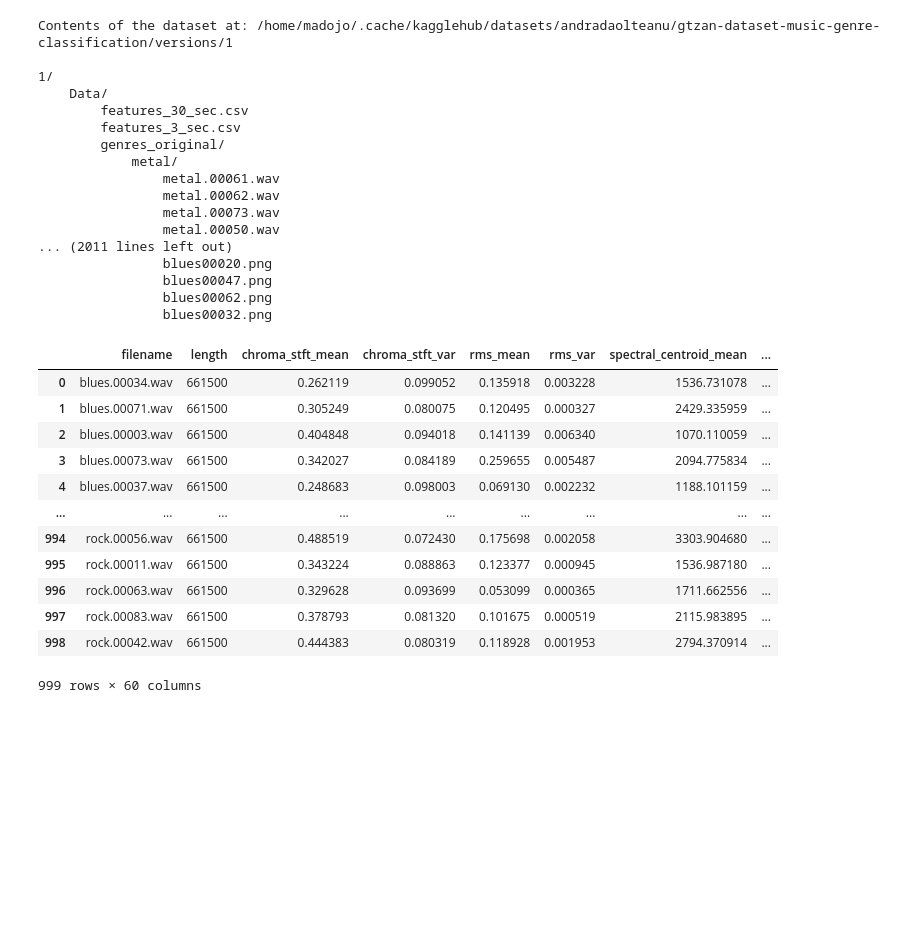
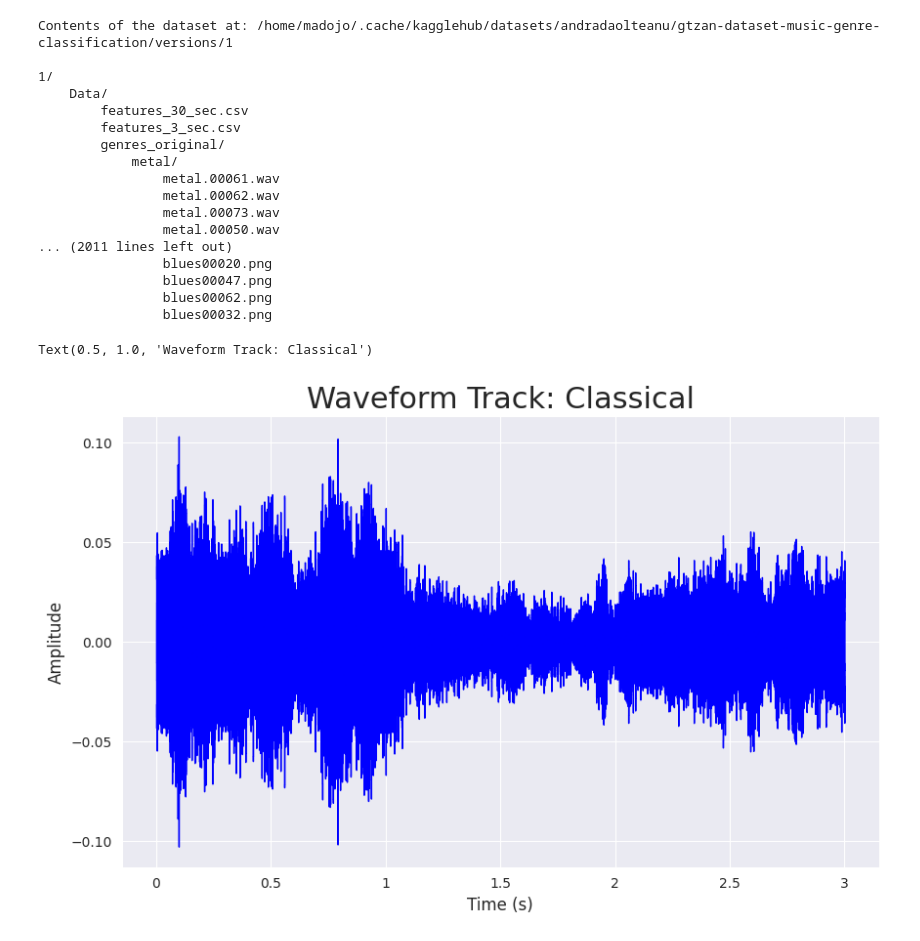
Before and after one commit to hylkewest/MusicGenreClassification, a Jupyter notebook: music_genre_classification_feature_extraction.ipynb, the cells around one changed output. Cells and saved outputs as stored; diff of their text form; code cells hidden in the pictures; blank space fills up the shorter version.

Commit message:
some figures

```diff
--- a/music_genre_classification_feature_extraction.ipynb
+++ b/music_genre_classification_feature_extraction.ipynb
@@ -543,19 +254,27 @@ Contents of the dataset at: /home/madojo/.cache/kagglehub/datasets/andradaoltean
                 blues00047.png
                 blues00062.png
                 blues00032.png
-# %%
-dfDATASET_PATH = os.path.expanduser('~/.cache/kagglehub/datasets/andradaolteanu/gtzan-dataset-music-genre-classification/versions/1/Data/genres_original')
-# %% [output]
-|  | filename | length | chroma_stft_mean | chroma_stft_var | rms_mean | rms_var | spectral_centroid_mean | ... |
-| 0 | blues.00034.wav | 661500 | 0.262119 | 0.099052 | 0.135918 | 0.003228 | 1536.731078 | ... |
-| 1 | blues.00071.wav | 661500 | 0.305249 | 0.080075 | 0.120495 | 0.000327 | 2429.335959 | ... |
-| 2 | blues.00003.wav | 661500 | 0.404848 | 0.094018 | 0.141139 | 0.006340 | 1070.110059 | ... |
-| 3 | blues.00073.wav | 661500 | 0.342027 | 0.084189 | 0.259655 | 0.005487 | 2094.775834 | ... |
-| 4 | blues.00037.wav | 661500 | 0.248683 | 0.098003 | 0.069130 | 0.002232 | 1188.101159 | ... |
-| ... | ... | ... | ... | ... | ... | ... | ... | ... |
-| 994 | rock.00056.wav | 661500 | 0.488519 | 0.072430 | 0.175698 | 0.002058 | 3303.904680 | ... |
-| 995 | rock.00011.wav | 661500 | 0.343224 | 0.088863 | 0.123377 | 0.000945 | 1536.987180 | ... |
-| 996 | rock.00063.wav | 661500 | 0.329628 | 0.093699 | 0.053099 | 0.000365 | 1711.662556 | ... |
-| 997 | rock.00083.wav | 661500 | 0.378793 | 0.081320 | 0.101675 | 0.000519 | 2115.983895 | ... |
-| 998 | rock.00042.wav | 661500 | 0.444383 | 0.080319 | 0.118928 | 0.001953 | 2794.370914 | ... |
-999 rows × 60 columns
+# %%
+
+classical_dir = Path('dataset/genres_original/classical')
+hiphop_dir = Path('dataset/genres_original/hiphop')
+
+wav_files_classical = list(classical_dir.glob('*.wav'))
+wav_files_hiphop = list(hiphop_dir.glob('*.wav'))
+
+track_classical = wav_files_classical[0]
+fragment_list_classical, sr= split_audio(str(track_classical))
+fragment_classical = fragment_list_classical[0]
+
+track_hiphop = wav_files_hiphop[0]
+fragment_list_hiphop, sr= split_audio(str(track_hiphop))
+fragment_hiphop = fragment_list_hiphop[0]
+
+plt.figure(figsize = (10, 6))
+librosa.display.waveshow(y = fragment_classical, sr = sr, color = 'blue')
+plt.ylabel("Amplitude", fontsize = 12)
+plt.xlabel("Time (s)", fontsize = 12)
+plt.title("Waveform Track: Classical", fontsize = 22)
+# %% [output]
+Text(0.5, 1.0, 'Waveform Track: Classical')
+[figure, added]
```
Also changed, not shown: parts of 5 cells of this notebook.
